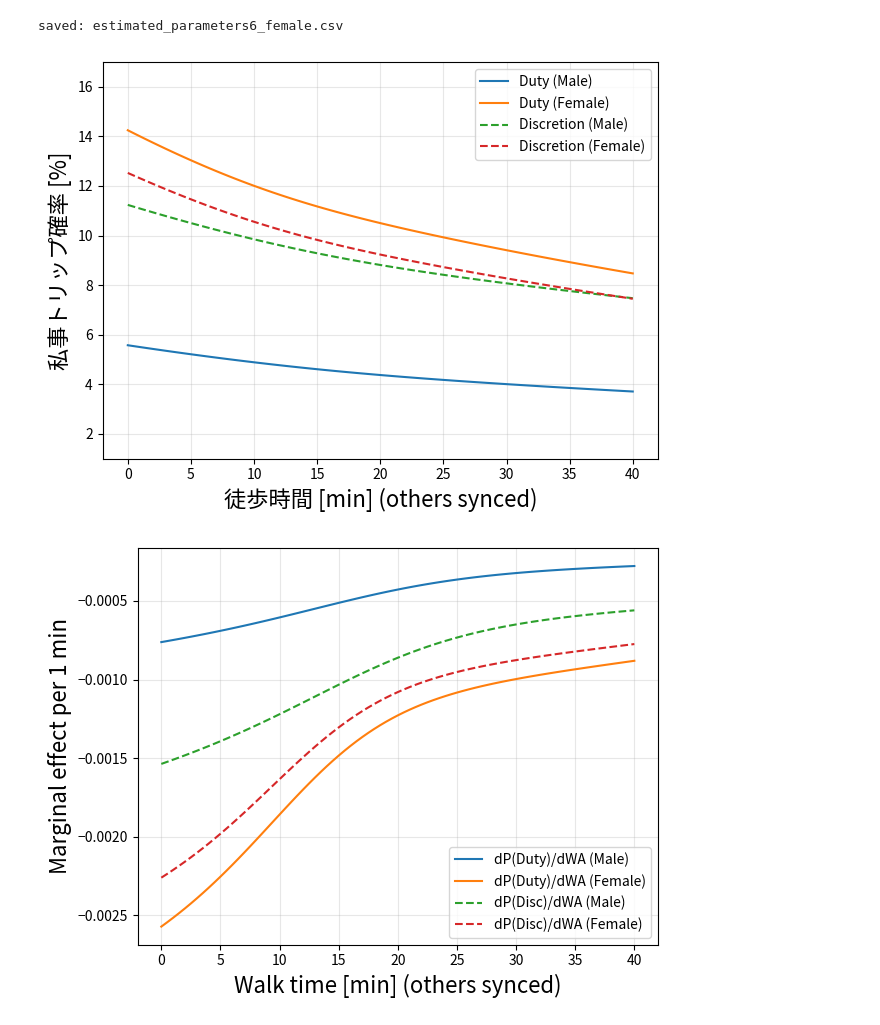
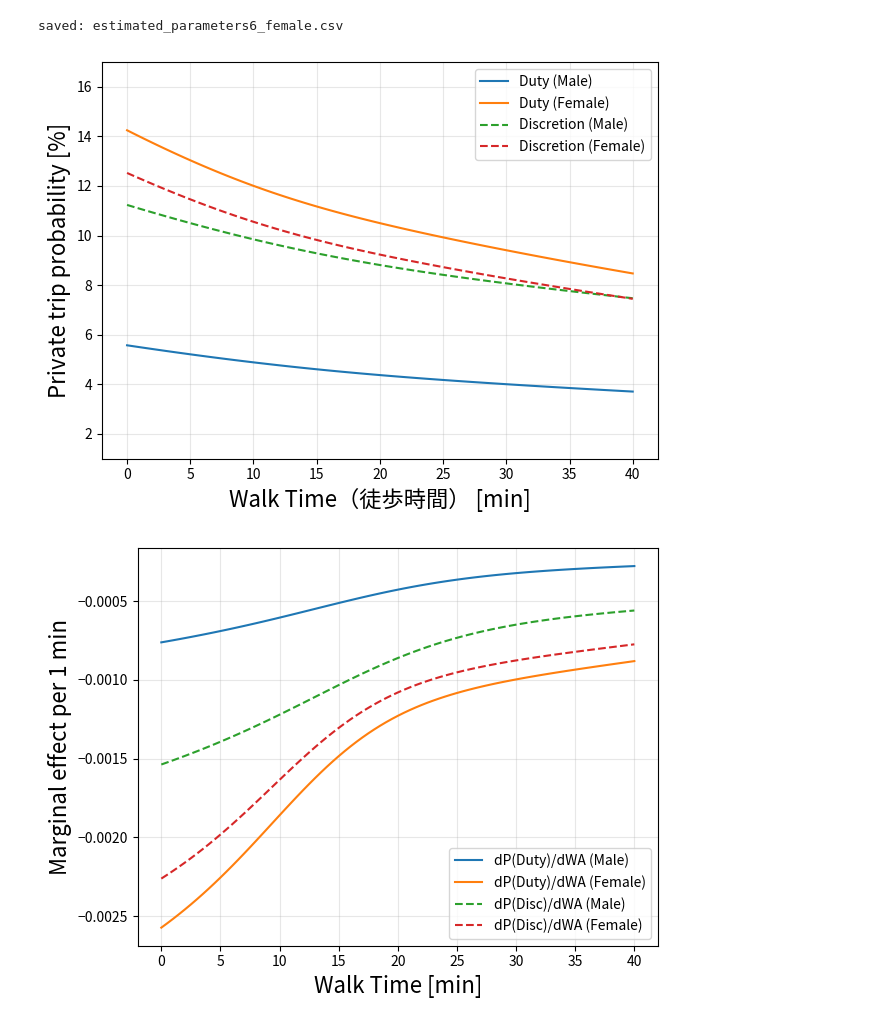
Before and after one commit to MITSUKI-cv/estimate, a Jupyter notebook: notebooks/Nested_logit_estimate/use_estimate/Nested_logit6_sex.ipynb, the cells around one changed output. Saved outputs shown, nothing was run; the diff lists cells and outputs as text; code cells hidden in the pictures.

```diff
--- a/notebooks/Nested_logit_estimate/use_estimate/Nested_logit6_sex.ipynb
+++ b/notebooks/Nested_logit_estimate/use_estimate/Nested_logit6_sex.ipynb
@@ -734,38 +734,38 @@ PDU_f, PDI_f, dPDU_f, dPDI_f = nl_purpose_prob_sens(beta_f, fixed, WA_grid, sync
 
 # =========================================================
 # 6) 描画（確率）
 # =========================================================
 plt.figure()
 plt.plot(WA_grid, PDU_m * 100, label="Duty (Male)")
 plt.plot(WA_grid, PDU_f * 100, label="Duty (Female)")
 plt.plot(WA_grid, PDI_m * 100, label="Discretion (Male)", linestyle="--")
 plt.plot(WA_grid, PDI_f * 100, label="Discretion (Female)", linestyle="--")
 plt.ylim(1, 17)
-plt.xlabel("徒歩時間 [min] (others synced)", fontsize=16)
-plt.ylabel("私事トリップ確率 [%]", fontsize=16)
+plt.xlabel("Walk Time（徒歩時間） [min]", fontsize=16)
+plt.ylabel("Private trip probability [%]", fontsize=16)
 plt.grid(True, alpha=0.3)
 plt.legend()
 plt.tight_layout()
 plt.show()
 
 # =========================================================
 # 7) 描画（限界効果：dP/dWalkTime）1分動かしたときの確率変化
 #     ※「感度」を傾きとして見たい場合はこちら
 # =========================================================
 plt.figure()
 plt.plot(WA_grid, dPDU_m, label="dP(Duty)/dWA (Male)")
 plt.plot(WA_grid, dPDU_f, label="dP(Duty)/dWA (Female)")
 plt.plot(WA_grid, dPDI_m, label="dP(Disc)/dWA (Male)", linestyle="--")
 plt.plot(WA_grid, dPDI_f, label="dP(Disc)/dWA (Female)", linestyle="--")
-plt.xlabel("Walk time [min] (others synced)", fontsize=16)
+plt.xlabel("Walk Time [min]", fontsize=16)
 plt.ylabel("Marginal effect per 1 min", fontsize=16)
 plt.grid(True, alpha=0.3)
 plt.legend()
 plt.tight_layout()
 plt.show()
 # %% [output]
-[figure, old version]
+[figure, new version]
-[figure, old version]
+[figure, new version]
 # %%
 # =========================================================
 # 1) 推定結果（指定どおり get_beta_values）
```
Also changed, not shown: parts of 5 cells of this notebook, 2 other files.
